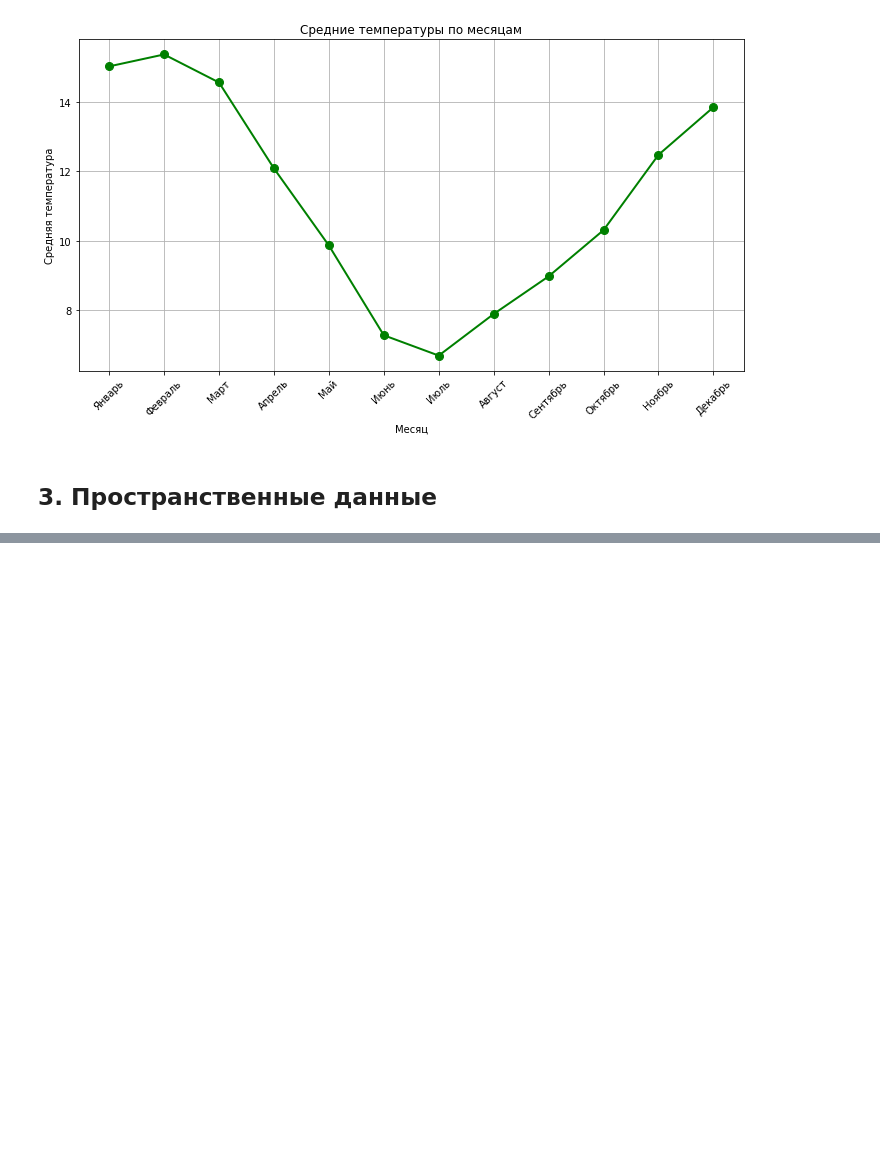
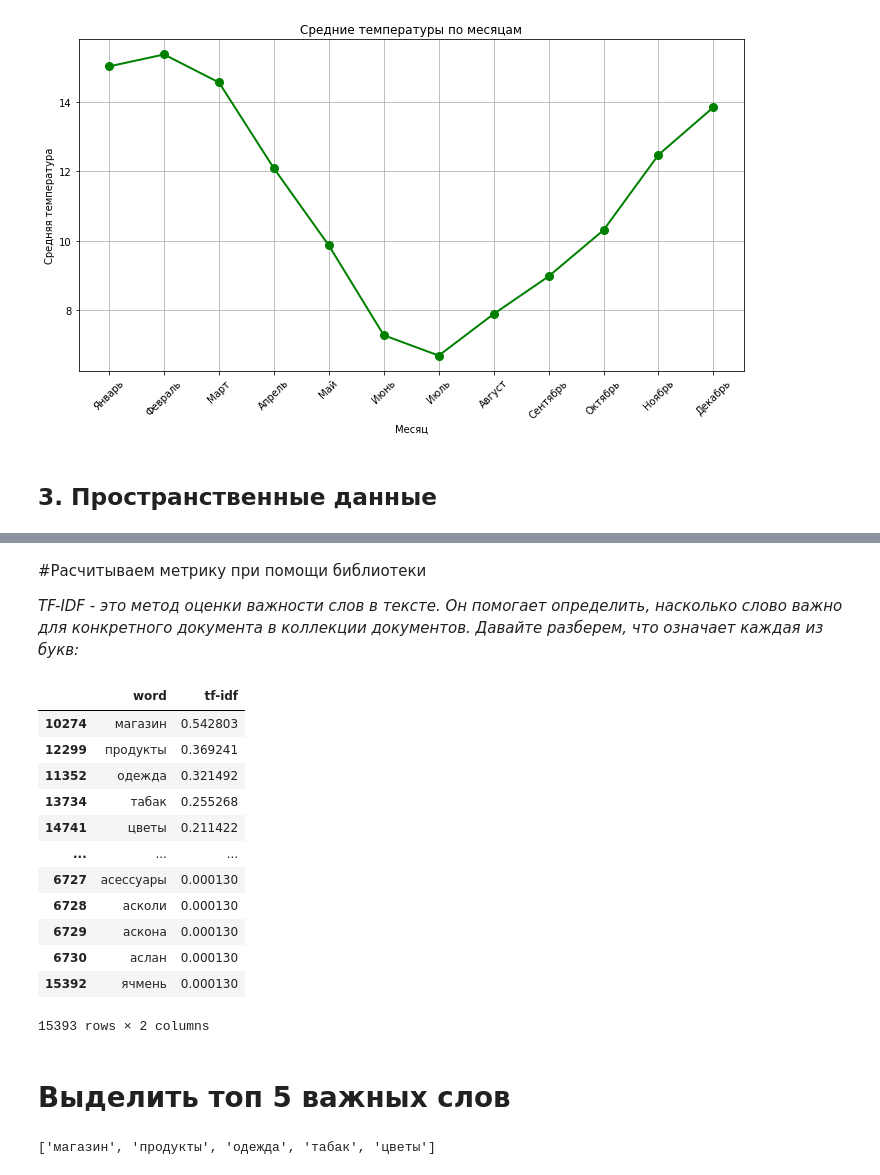
Before and after one commit to a-berezhkov/nto, a Jupyter notebook: NTO.ipynb, the cells around one changed output, grey strips where cells are left out. Saved outputs shown, nothing was run; the diff lists cells and outputs as text; code cells hidden in the pictures; blank space fills up the shorter version.

```diff
--- a/NTO.ipynb
+++ b/NTO.ipynb
@@ -415,0 +398,2 @@ df.head()
+# %%
+moscow_shops_path='moscow_data.json'
@@ -415,0 +402,5 @@ df.head()
+# %%
+import json
+
+with open(moscow_shops_path, encoding = 'cp1251') as file:
+    data = json.load(file)
@@ -415,0 +409,6 @@ df.head()
+# %%
+
+import pandas as pd
+
+df = pd.DataFrame(data)
+df.head()
@@ -415,0 +429,52 @@ df.head()
+# %%
+import re
+
+names = list(df['Name'])
+
+p_txt = ' '.join(names)
+pattern = "[^а-яА-Яa-zA-Z ]"
+p_txt = re.sub(pattern, ' ', p_txt)
+p_txt = p_txt.lower()
+# %% [markdown]
+#Расчитываем метрику при помощи библиотеки
+
+
+*TF-IDF - это метод оценки важности слов в тексте. Он помогает определить, насколько слово важно для конкретного документа в коллекции документов. Давайте разберем, что означает каждая из букв:*
+# %%
+
+from sklearn.feature_extraction.text import TfidfVectorizer
+corpus = [p_txt]
+vectorizer = TfidfVectorizer()
+X = vectorizer.fit_transform(corpus)
+X = X.todense()
+voc = vectorizer.get_feature_names_out()
+words = []
+tf_idf = []
+for i in range(len(voc)):
+    words.append(voc[i])
+    tf_idf.append(X[0,i])
+df2 = pd.DataFrame({'word':words, 'tf-idf': tf_idf})
+df2 = df2.sort_values(by = ['tf-idf'],ascending = False) #сортируем по убыванию
+df2
+# %% [output]
+|  | word | tf-idf |
+| 10274 | магазин | 0.542803 |
+| 12299 | продукты | 0.369241 |
+| 11352 | одежда | 0.321492 |
+| 13734 | табак | 0.255268 |
+| 14741 | цветы | 0.211422 |
+| ... | ... | ... |
+| 6727 | асессуары | 0.000130 |
+| 6728 | асколи | 0.000130 |
+| 6729 | аскона | 0.000130 |
+| 6730 | аслан | 0.000130 |
+| 15392 | ячмень | 0.000130 |
+15393 rows × 2 columns
+# %% [markdown]
+# Выделить топ 5 важных слов
+# %%
+words = list(df2['word'])
+important_words = words[:5]
+important_words
+# %% [output]
+['магазин', 'продукты', 'одежда', 'табак', 'цветы']
```
Also changed, not shown: parts of 19 cells of this notebook.
